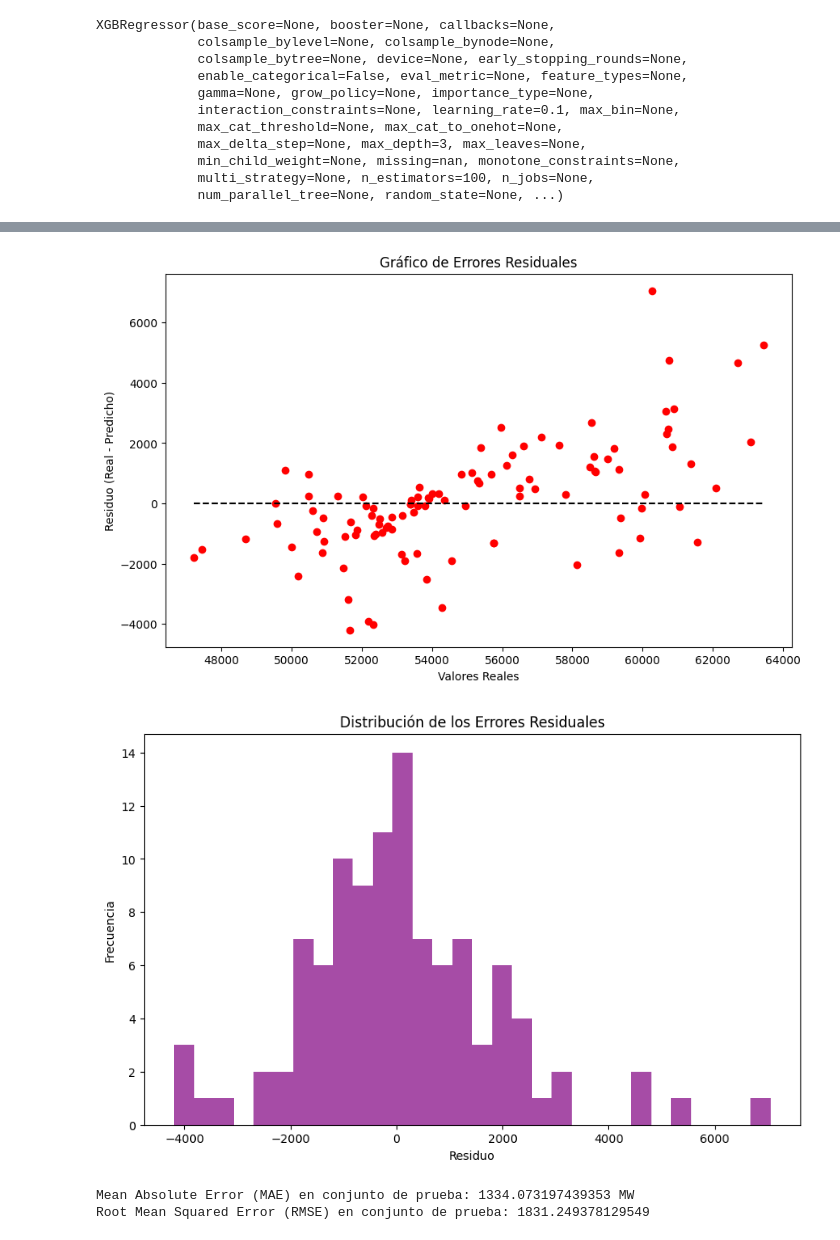
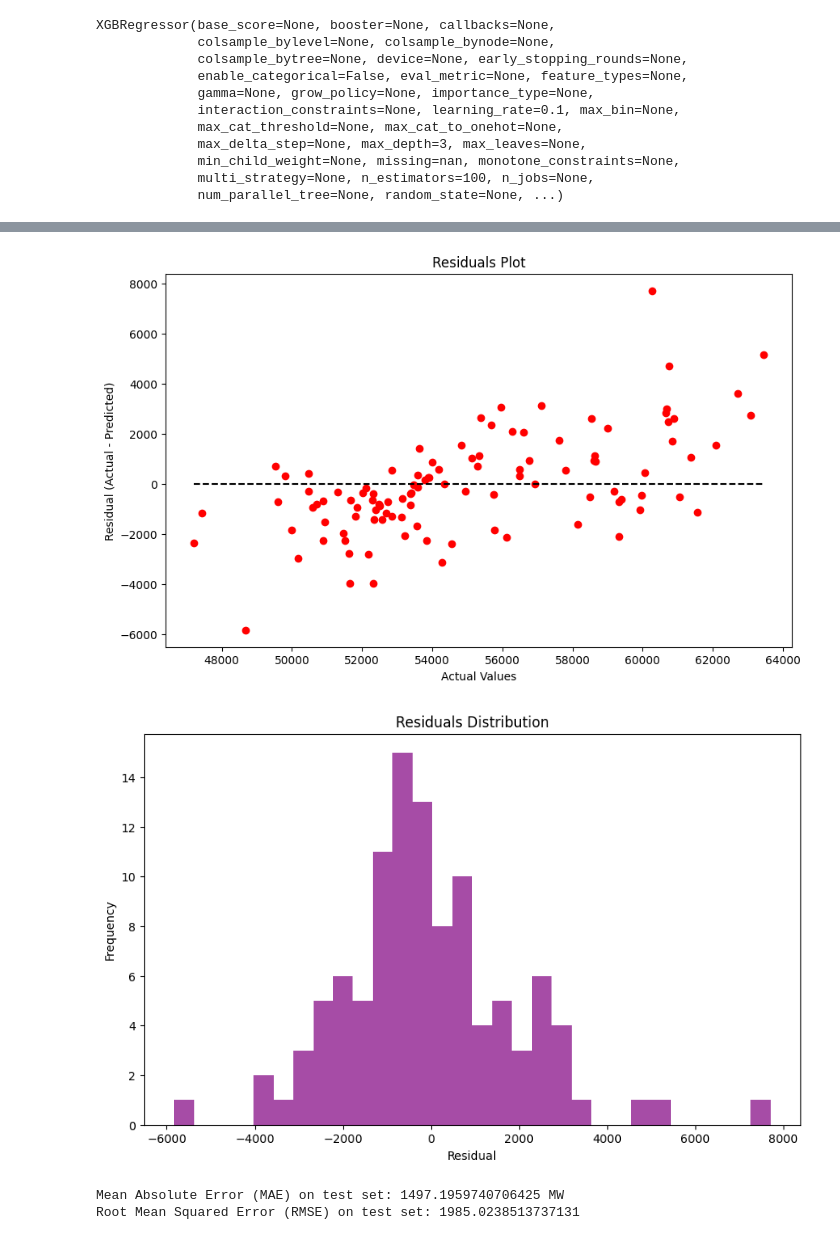
Before and after one commit to spectrox0/master-tfm, a Jupyter notebook: src/notebooks/XGBoost Model/XGBoost_Model.ipynb, the cells around one changed output, grey strips where cells are left out. Cells and saved outputs as stored; diff of their text form; code cells hidden in the pictures.

```diff
--- a/src/notebooks/XGBoost Model/XGBoost_Model.ipynb
+++ b/src/notebooks/XGBoost Model/XGBoost_Model.ipynb
@@ -10,3 +11,9 @@ import matplotlib.pyplot as plt
 # %%
-# Cargar los datos
-data = pd.read_csv('processed_data_final.csv', parse_dates=['utc_timestamp'], index_col='utc_timestamp')
+# Load the data
+data = load_time_series_60min()
+# %%
+# Filter relevant columns
+columns_of_interest = ['DE_solar_generation_actual', 'DE_wind_generation_actual', 'DE_load_actual_entsoe_transparency', 'DE_LU_price_day_ahead']
+data = data[columns_of_interest]
+data = data.resample('W').mean()
+data.head(10)
@@ -548,23 +567,23 @@ plt.show()
 # %%
-# Gráfico de errores residuales
+# Residuals plot
 residuals = y_test - y_pred
 
 plt.figure(figsize=(10, 6))
 plt.scatter(y_test, residuals, color='red')
 plt.hlines(y=0, xmin=min(y_test), xmax=max(y_test), color='black', linestyle='--')
-plt.title('Gráfico de Errores Residuales')
-plt.xlabel('Valores Reales')
-plt.ylabel('Residuo (Real - Predicho)')
+plt.title('Residuals Plot')
+plt.xlabel('Actual Values')
+plt.ylabel('Residual (Actual - Predicted)')
 plt.show()
 
-# Histograma de los errores residuales
+# Histogram of residuals
 plt.figure(figsize=(10, 6))
 plt.hist(residuals, bins=30, color='purple', alpha=0.7)
-plt.title('Distribución de los Errores Residuales')
-plt.xlabel('Residuo')
-plt.ylabel('Frecuencia')
+plt.title('Residuals Distribution')
+plt.xlabel('Residual')
+plt.ylabel('Frequency')
 plt.show()
 # %% [output]
-[figure, old version]
+[figure, new version]
-[figure, old version]
+[figure, new version]
 # %%
@@ -572,9 +591,9 @@ plt.show()
 mae = mean_absolute_error(y_test, y_pred)
 rmse = mean_squared_error(y_test, y_pred, squared=False)
 # %%
-print(f"Mean Absolute Error (MAE) en conjunto de prueba: {mae} MW")
-print(f"Root Mean Squared Error (RMSE) en conjunto de prueba: {rmse}")
+print(f"Mean Absolute Error (MAE) on test set: {mae} MW")
+print(f"Root Mean Squared Error (RMSE) on test set: {rmse}")
 # %% [output]
-Mean Absolute Error (MAE) en conjunto de prueba: 1334.073197439353 MW
-Root Mean Squared Error (RMSE) en conjunto de prueba: 1831.249378129549
+Mean Absolute Error (MAE) on test set: 1497.1959740706425 MW
+Root Mean Squared Error (RMSE) on test set: 1985.0238513737131
 # %%
```
Also changed, not shown: parts of 50 cells of this notebook, 1 other file.
